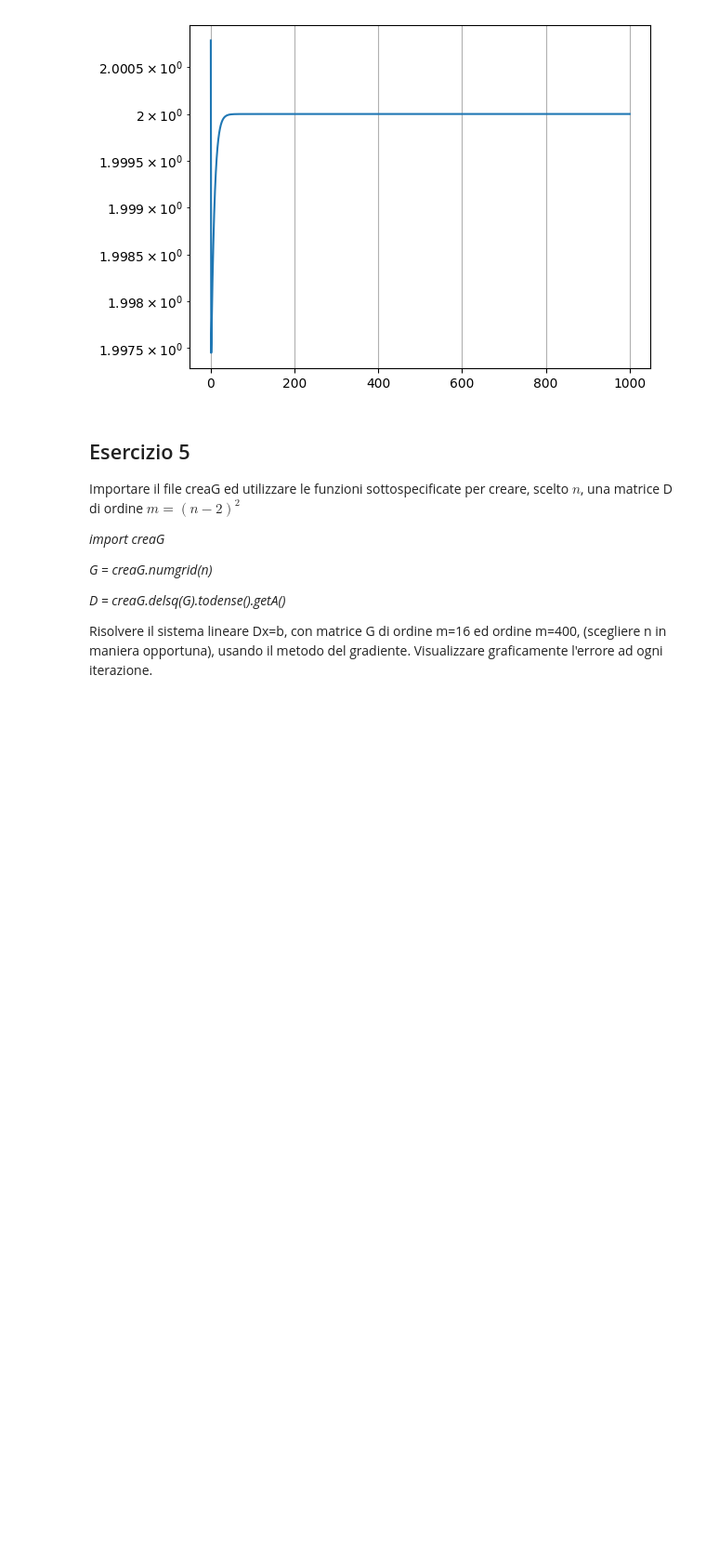
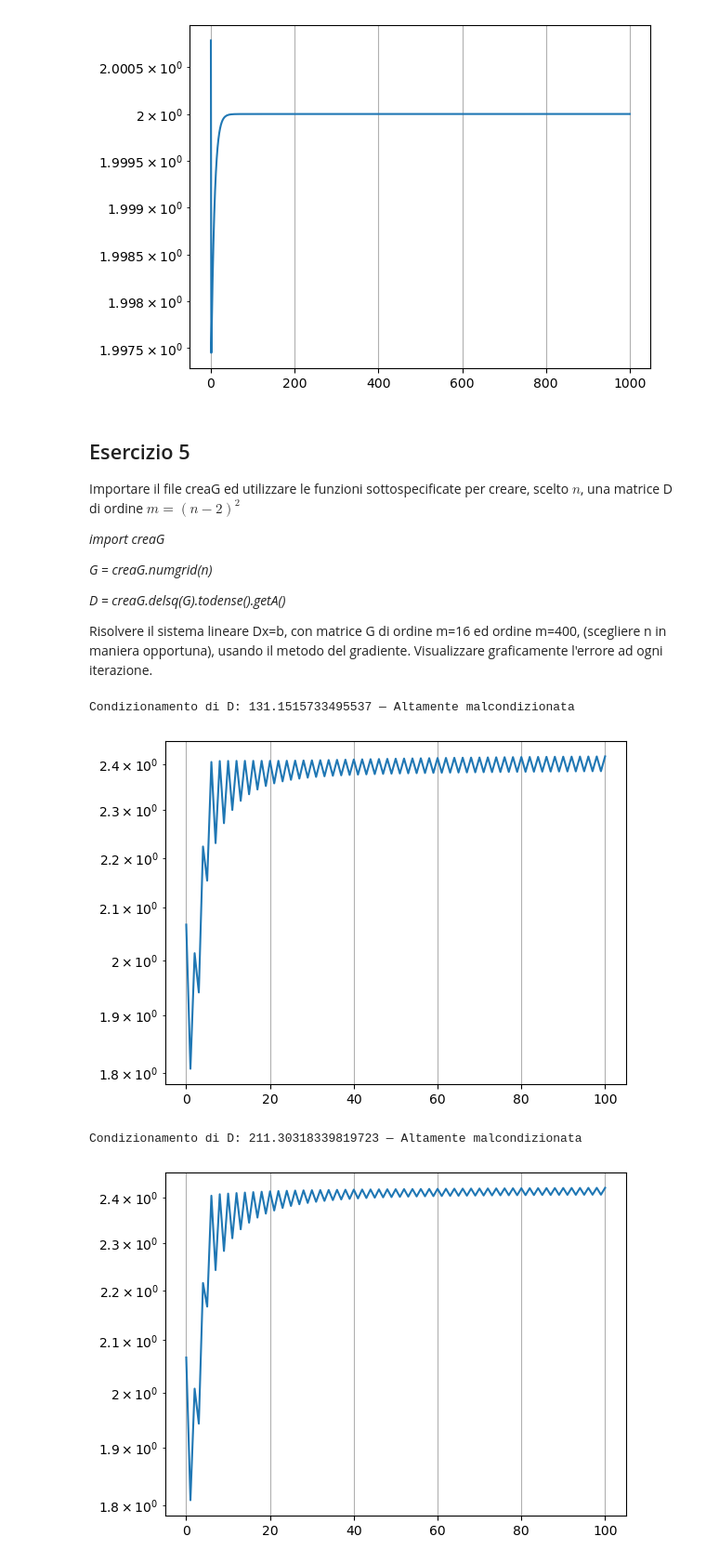
Before and after one commit to Nickolausen/unibo-metodi-numerici, a Jupyter notebook: lab10/Esercitazione_10.ipynb, the cells around one changed output. Shown at 93% size. Cells and saved outputs as stored; diff of their text form; code cells hidden in the pictures; blank space fills up the shorter version.

```diff
--- a/lab10/Esercitazione_10.ipynb
+++ b/lab10/Esercitazione_10.ipynb
@@ -142,24 +142,39 @@ Importare il file creaG ed utilizzare le funzioni sottospecificate per creare, s
 Risolvere il sistema lineare Dx=b, con matrice G di ordine m=16 ed ordine m=400, (scegliere n in maniera opportuna), usando il metodo del gradiente. Visualizzare graficamente l'errore ad ogni iterazione.
 # %%
 import creaG
-m_s = [16, 400]
+
+def get_m(n):
+    return (n-2)**2
+
+def m_inverse(m):
+    """
+    Returns 'n' from a given 'm'
+    """
+    return np.sqrt(m) + 2
+
+m_s = [16, 20]
 b_s = []
 x0_s = []
 toll = 1e-12
 maxit = 100
 
 for m in m_s:
     G = creaG.numgrid(m)
     D = creaG.delsq(G).todense().getA()
     b_s.append(np.sum(D, axis=1))
     x0_s.append(np.zeros(D.shape[0]))
 
 for m, b, x0 in zip(m_s, b_s, x0_s):
     G = creaG.numgrid(m)
     D = creaG.delsq(G).todense().getA()
     cond_D = np.linalg.cond(D, np.inf)
     print("Condizionamento di D: {} — {}".format(cond_D, get_condizionamento(cond_D)))
     res, errors, attempts, nr_attempts = steepest_descent(D, b, x0, toll, maxit)
     plt.grid(True)
     plt.semilogy(range(len(errors)), errors)
     plt.show()
+# %% [output]
+Condizionamento di D: 131.1515733495537 — Altamente malcondizionata
+[figure, added]
+Condizionamento di D: 211.30318339819723 — Altamente malcondizionata
+[figure, added]
```
Also changed, not shown: parts of 1 cell of this notebook.
